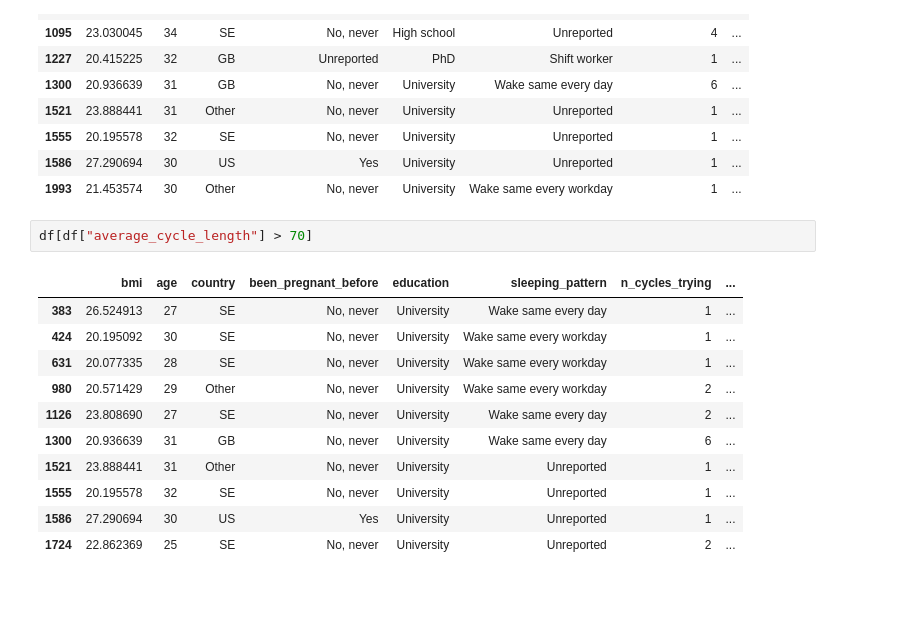
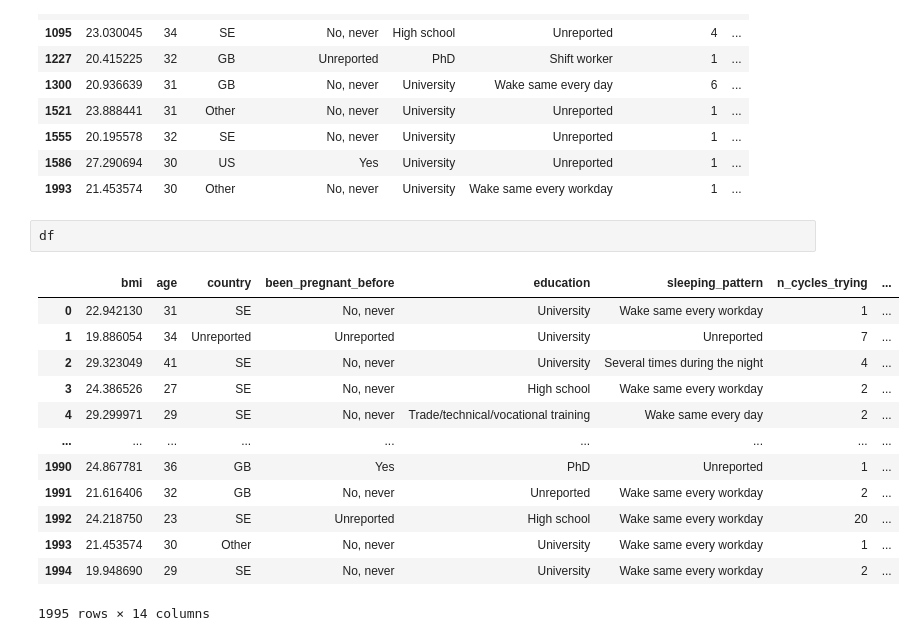
Before and after one commit to kdlong/NCA, a Jupyter notebook: EDA.ipynb, the cells around one changed output. Cells and saved outputs as stored; diff of their text form; blank space fills up the shorter version.

```diff
--- a/EDA.ipynb
+++ b/EDA.ipynb
@@ -130,16 +130,18 @@ df[df["cycle_length_std"] > df["average_cycle_length"]]
 | 1586 | 27.290694 | 30 | US | Yes | University | Unreported | 1 | ... |
 | 1993 | 21.453574 | 30 | Other | No, never | University | Wake same every workday | 1 | ... |
 # %%
-df[df["average_cycle_length"] > 70]
+df
 # %% [output]
 |  | bmi | age | country | been_pregnant_before | education | sleeping_pattern | n_cycles_trying | ... |
-| 383 | 26.524913 | 27 | SE | No, never | University | Wake same every day | 1 | ... |
-| 424 | 20.195092 | 30 | SE | No, never | University | Wake same every workday | 1 | ... |
-| 631 | 20.077335 | 28 | SE | No, never | University | Wake same every workday | 1 | ... |
-| 980 | 20.571429 | 29 | Other | No, never | University | Wake same every workday | 2 | ... |
-| 1126 | 23.808690 | 27 | SE | No, never | University | Wake same every day | 2 | ... |
-| 1300 | 20.936639 | 31 | GB | No, never | University | Wake same every day | 6 | ... |
-| 1521 | 23.888441 | 31 | Other | No, never | University | Unreported | 1 | ... |
-| 1555 | 20.195578 | 32 | SE | No, never | University | Unreported | 1 | ... |
-| 1586 | 27.290694 | 30 | US | Yes | University | Unreported | 1 | ... |
-| 1724 | 22.862369 | 25 | SE | No, never | University | Unreported | 2 | ... |
+| 0 | 22.942130 | 31 | SE | No, never | University | Wake same every workday | 1 | ... |
+| 1 | 19.886054 | 34 | Unreported | Unreported | University | Unreported | 7 | ... |
+| 2 | 29.323049 | 41 | SE | No, never | University | Several times during the night | 4 | ... |
+| 3 | 24.386526 | 27 | SE | No, never | High school | Wake same every workday | 2 | ... |
+| 4 | 29.299971 | 29 | SE | No, never | Trade/technical/vocational training | Wake same every day | 2 | ... |
+| ... | ... | ... | ... | ... | ... | ... | ... | ... |
+| 1990 | 24.867781 | 36 | GB | Yes | PhD | Unreported | 1 | ... |
+| 1991 | 21.616406 | 32 | GB | No, never | Unreported | Wake same every workday | 2 | ... |
+| 1992 | 24.218750 | 23 | SE | Unreported | High school | Wake same every workday | 20 | ... |
+| 1993 | 21.453574 | 30 | Other | No, never | University | Wake same every workday | 1 | ... |
+| 1994 | 19.948690 | 29 | SE | No, never | University | Wake same every workday | 2 | ... |
+1995 rows × 14 columns
```
Also changed, not shown: 2 other files.
